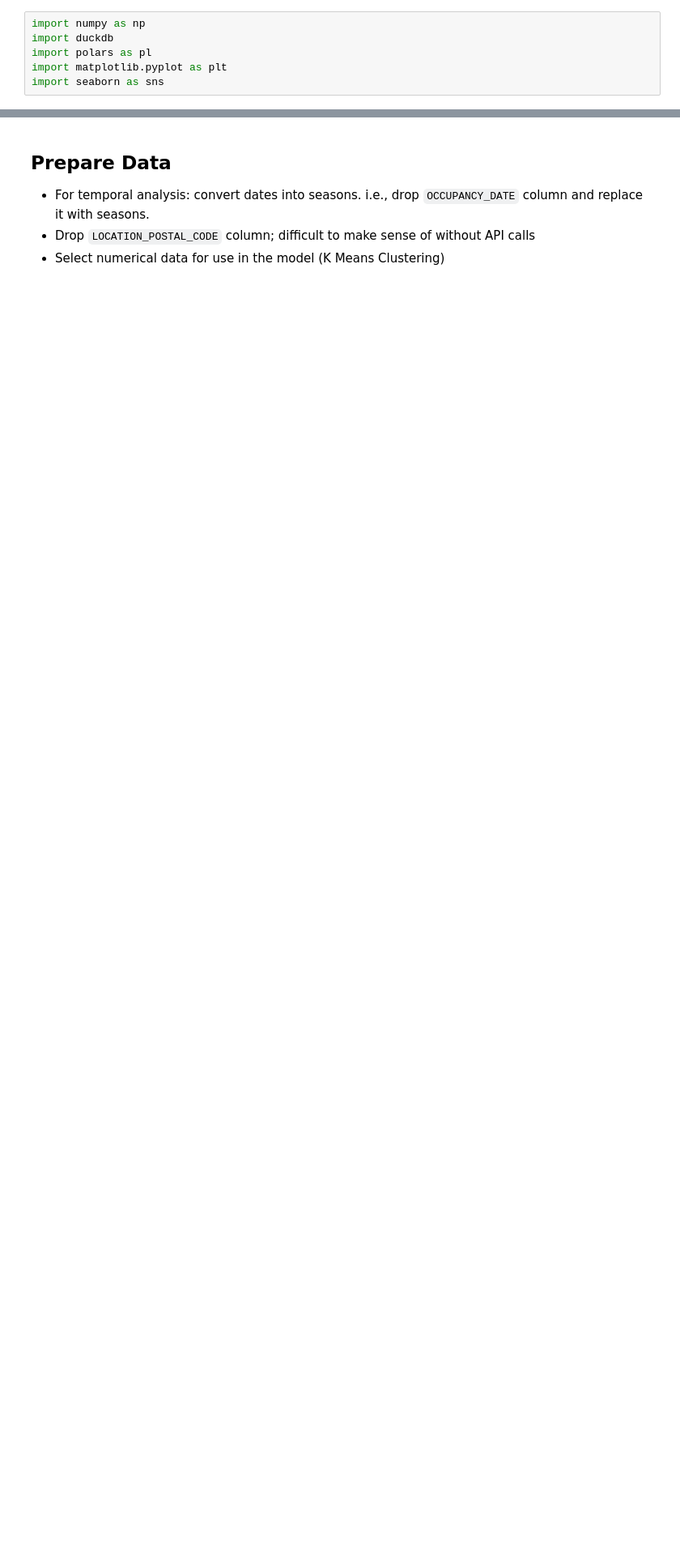
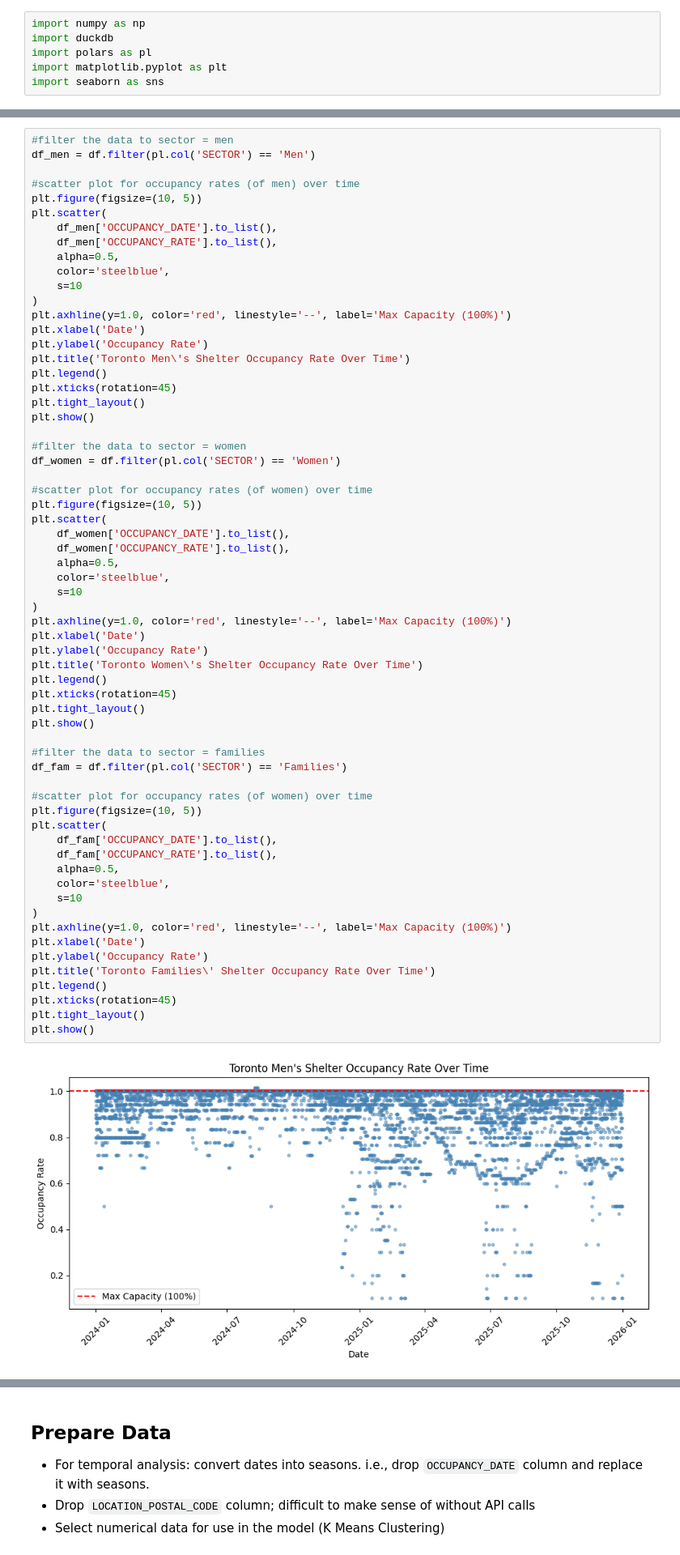
Before and after one commit to kewin-y/sdss-2026, a Jupyter notebook: ml/notebook.ipynb, the cells around one changed output, grey strips where cells are left out. Shown at 81% size. Drawn from its saved outputs; the diff is of its cells as text; blank space fills up the shorter version.

```diff
--- a/ml/notebook.ipynb
+++ b/ml/notebook.ipynb
@@ -18,0 +125,65 @@ shape: (5, 11)
+# %%
+#filter the data to sector = men
+df_men = df.filter(pl.col('SECTOR') == 'Men')
+
+#scatter plot for occupancy rates (of men) over time
+plt.figure(figsize=(10, 5))
+plt.scatter(
+    df_men['OCCUPANCY_DATE'].to_list(),
+    df_men['OCCUPANCY_RATE'].to_list(),
+    alpha=0.5,
+    color='steelblue',
+    s=10
+)
+plt.axhline(y=1.0, color='red', linestyle='--', label='Max Capacity (100%)')
+plt.xlabel('Date')
+plt.ylabel('Occupancy Rate')
+plt.title('Toronto Men\'s Shelter Occupancy Rate Over Time')
+plt.legend()
+plt.xticks(rotation=45)
+plt.tight_layout()
+plt.show()
+
+#filter the data to sector = women
+df_women = df.filter(pl.col('SECTOR') == 'Women')
+
+#scatter plot for occupancy rates (of women) over time
+plt.figure(figsize=(10, 5))
+plt.scatter(
+    df_women['OCCUPANCY_DATE'].to_list(),
+    df_women['OCCUPANCY_RATE'].to_list(),
+    alpha=0.5,
+    color='steelblue',
+    s=10
+)
+plt.axhline(y=1.0, color='red', linestyle='--', label='Max Capacity (100%)')
+plt.xlabel('Date')
+plt.ylabel('Occupancy Rate')
+plt.title('Toronto Women\'s Shelter Occupancy Rate Over Time')
+plt.legend()
+plt.xticks(rotation=45)
+plt.tight_layout()
+plt.show()
+
+#filter the data to sector = families
+df_fam = df.filter(pl.col('SECTOR') == 'Families')
+
+#scatter plot for occupancy rates (of women) over time
+plt.figure(figsize=(10, 5))
+plt.scatter(
+    df_fam['OCCUPANCY_DATE'].to_list(),
+    df_fam['OCCUPANCY_RATE'].to_list(),
+    alpha=0.5,
+    color='steelblue',
+    s=10
+)
+plt.axhline(y=1.0, color='red', linestyle='--', label='Max Capacity (100%)')
+plt.xlabel('Date')
+plt.ylabel('Occupancy Rate')
+plt.title('Toronto Families\' Shelter Occupancy Rate Over Time')
+plt.legend()
+plt.xticks(rotation=45)
+plt.tight_layout()
+plt.show()
+# %% [output]
+[figure, added]
```
Also changed, not shown: parts of 20 cells of this notebook.
